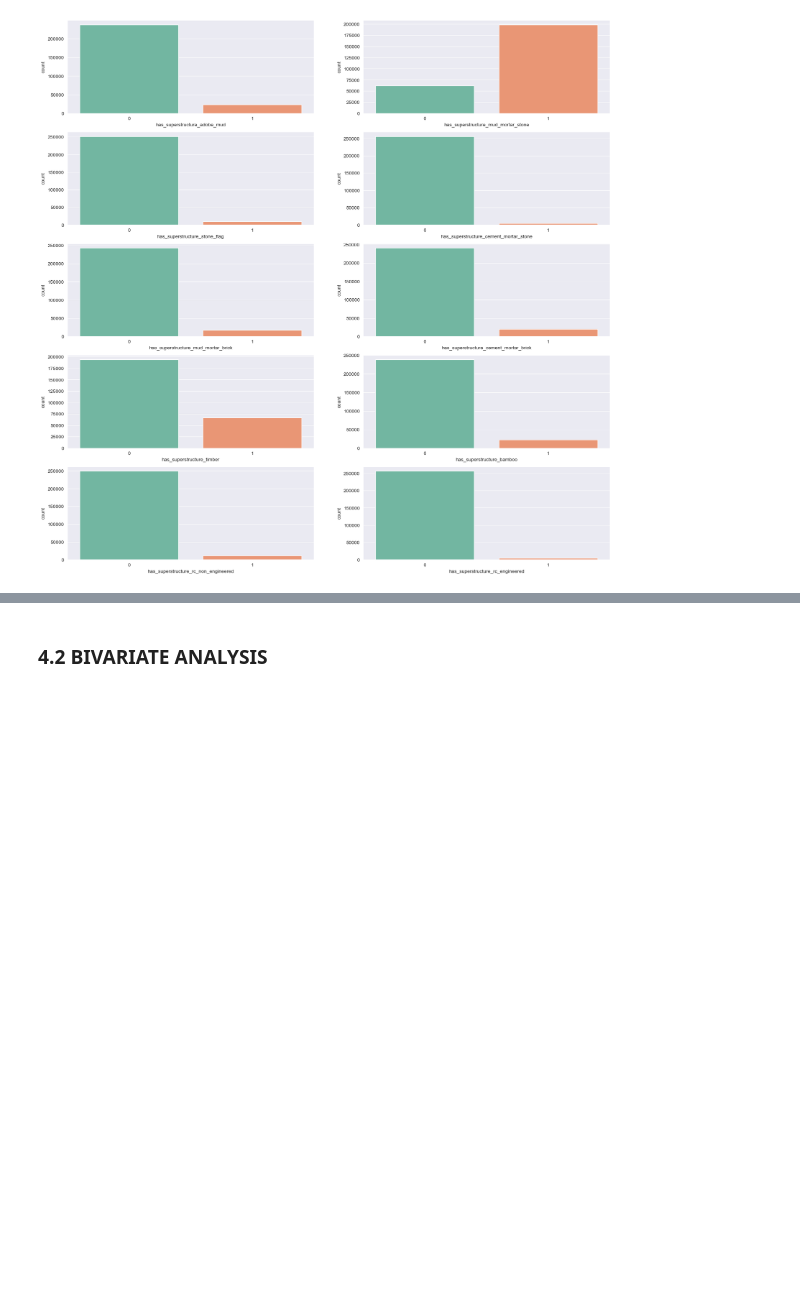
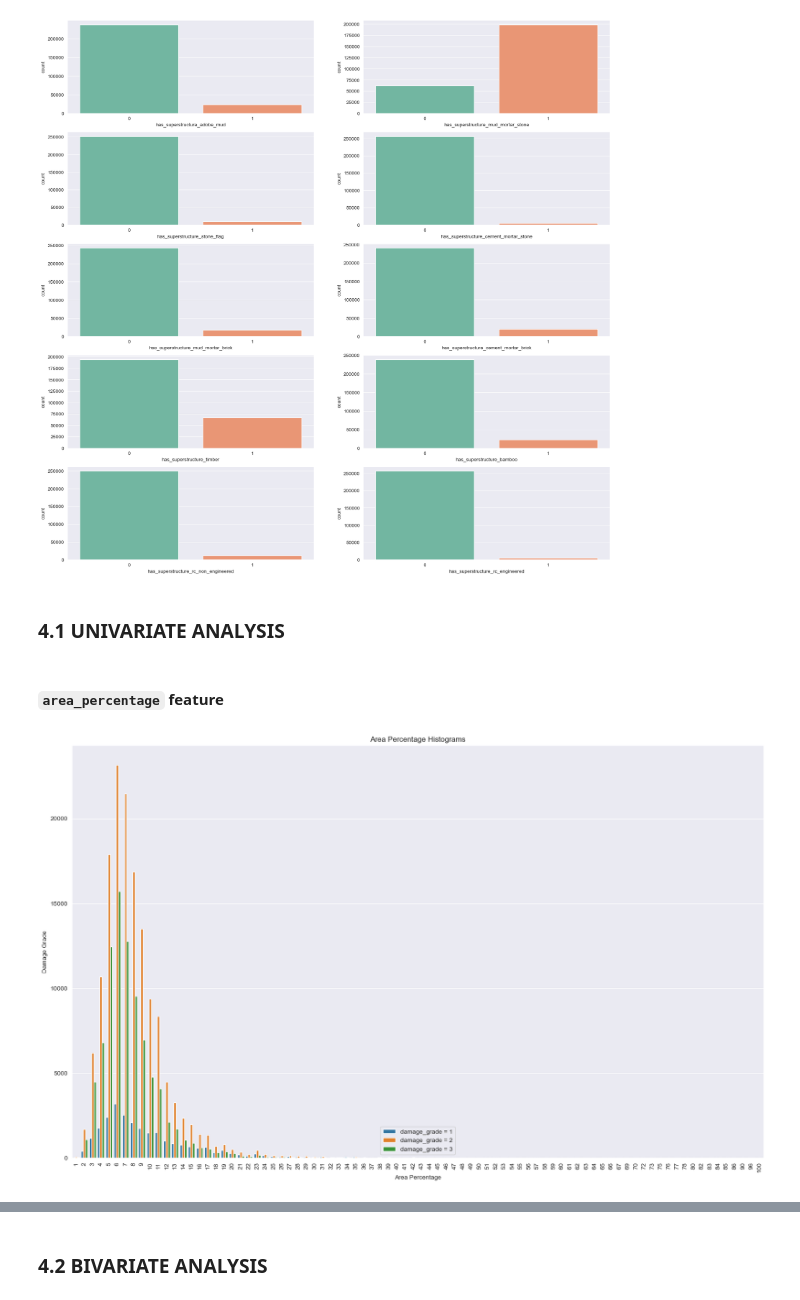
Before and after one commit to Bhandari008/house_damage_prediction, a Jupyter notebook: notebook/EDA.ipynb, the cells around one changed output, grey strips where cells are left out. Drawn from its saved outputs; the diff is of its cells as text; code cells hidden in the pictures; blank space fills up the shorter version.

Commit message:
mb/eda/performed bivariate analysis

```diff
--- a/notebook/EDA.ipynb
+++ b/notebook/EDA.ipynb
@@ -339,3 +344,18 @@ def plot_proportion(columns):
 plot_proportion(binary_features)
 # %% [output]
 [figure]
+# %% [markdown]
+### 4.1 UNIVARIATE ANALYSIS
+# %% [markdown]
+#### `area_percentage` feature
+# %%
+plt.figure(figsize=(20,12))
+sns.countplot(x=df["area_percentage"],hue=df["damage_grade"])
+plt.ylabel("Damage Grade")
+plt.xlabel("Area Percentage")
+plt.xticks(rotation=90)
+plt.title("Area Percentage Histograms")
+plt.legend(["damage_grade = 1","damage_grade = 2","damage_grade = 3"])
+plt.show()
+# %% [output]
+[figure, added]
```
Also changed, not shown: parts of 80 cells of this notebook, 5 other files.
